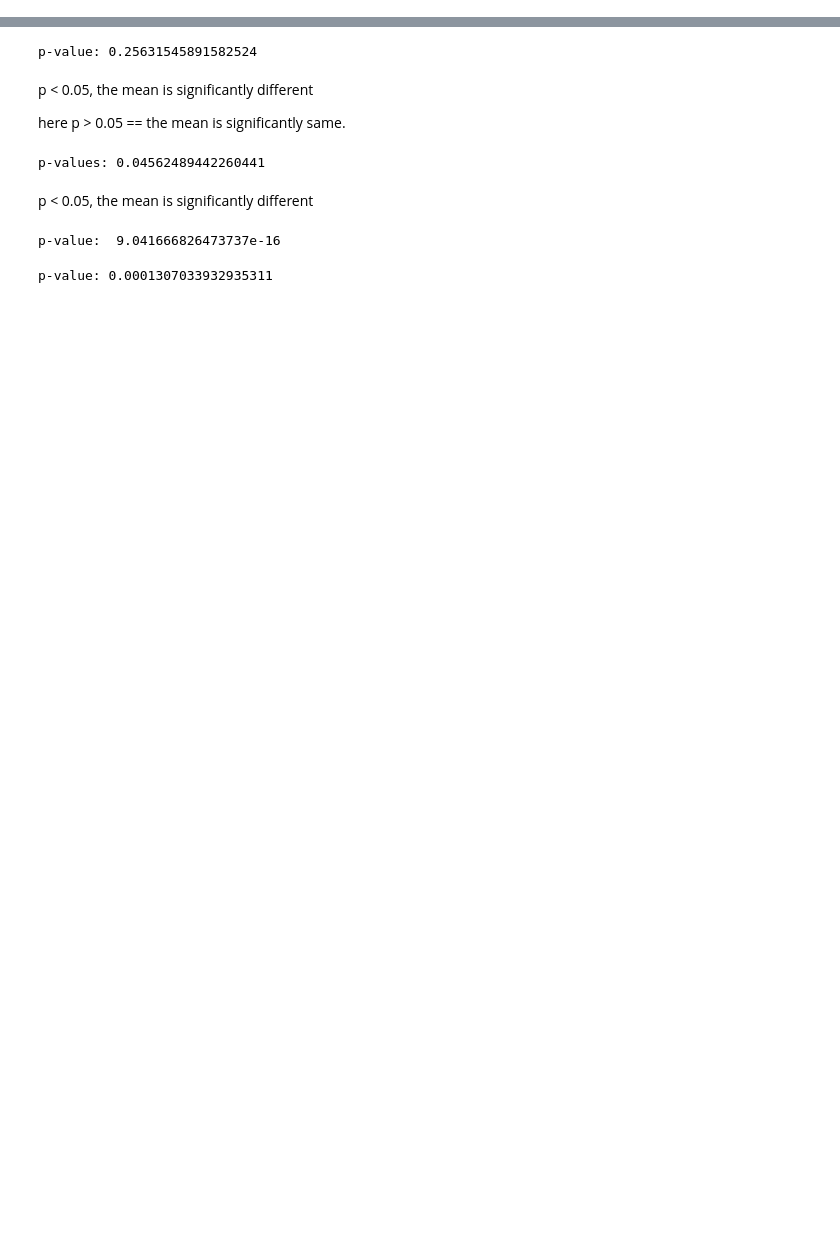
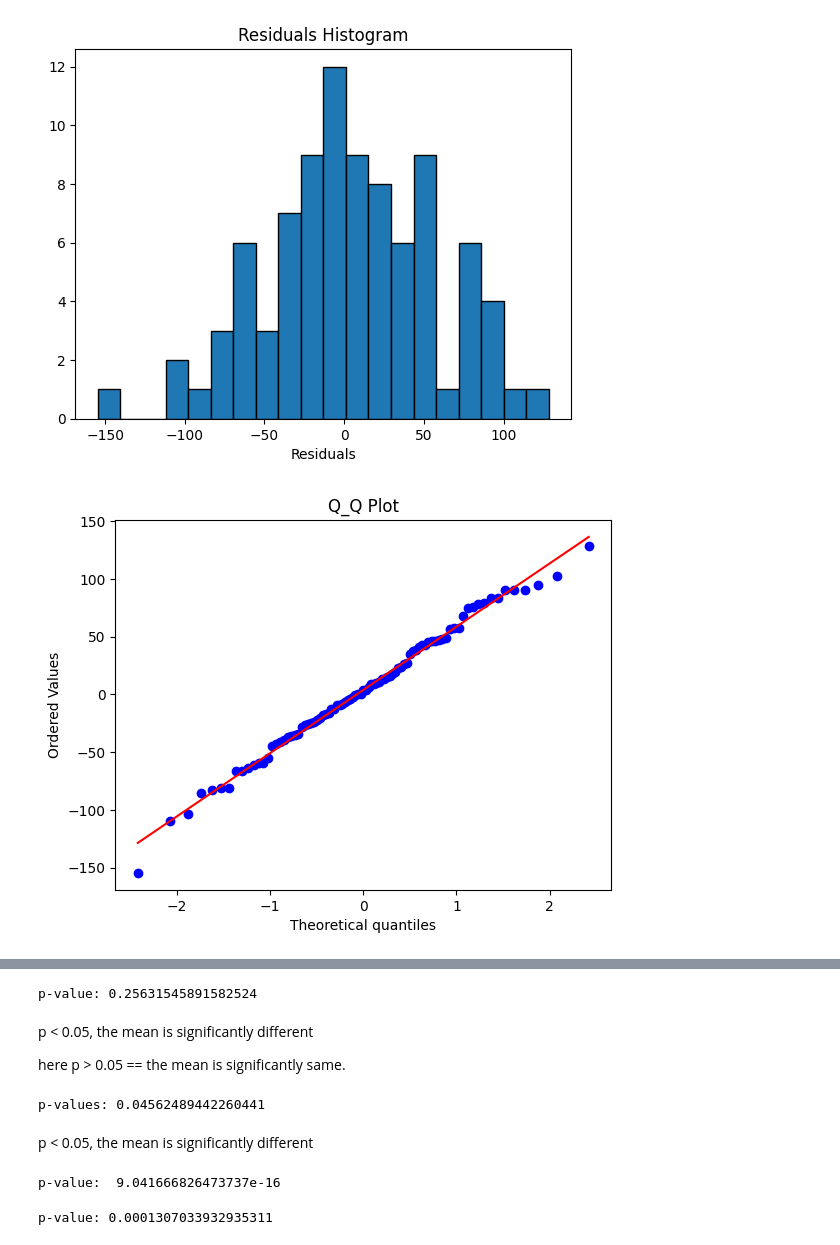
Before and after one commit to dakshayani2906/Data-Science-Portfolio, a Jupyter notebook: Untitled7.ipynb, the cells around one changed output, grey strips where cells are left out. Drawn from its saved outputs; the diff is of its cells as text; code cells hidden in the pictures; blank space fills up the shorter version.

```diff
--- a/Untitled7.ipynb
+++ b/Untitled7.ipynb
@@ -2,0 +61,23 @@
+# %%
+# 2. Residuals & Normality
+
+
+residuals = y_test - y_pred
+
+
+#  Histogram
+
+plt.hist(residuals, bins = 20, edgecolor = 'black')
+plt.title("Residuals Histogram")
+plt.xlabel("Residuals")
+plt.show()
+
+
+#  Q_Q plot
+
+stats.probplot(residuals, dist = 'norm', plot = plt)
+plt.title("Q_Q Plot")
+plt.show()
+# %% [output]
+[figure, added]
+[figure, added]
```
Also changed, not shown: parts of 9 cells of this notebook.
